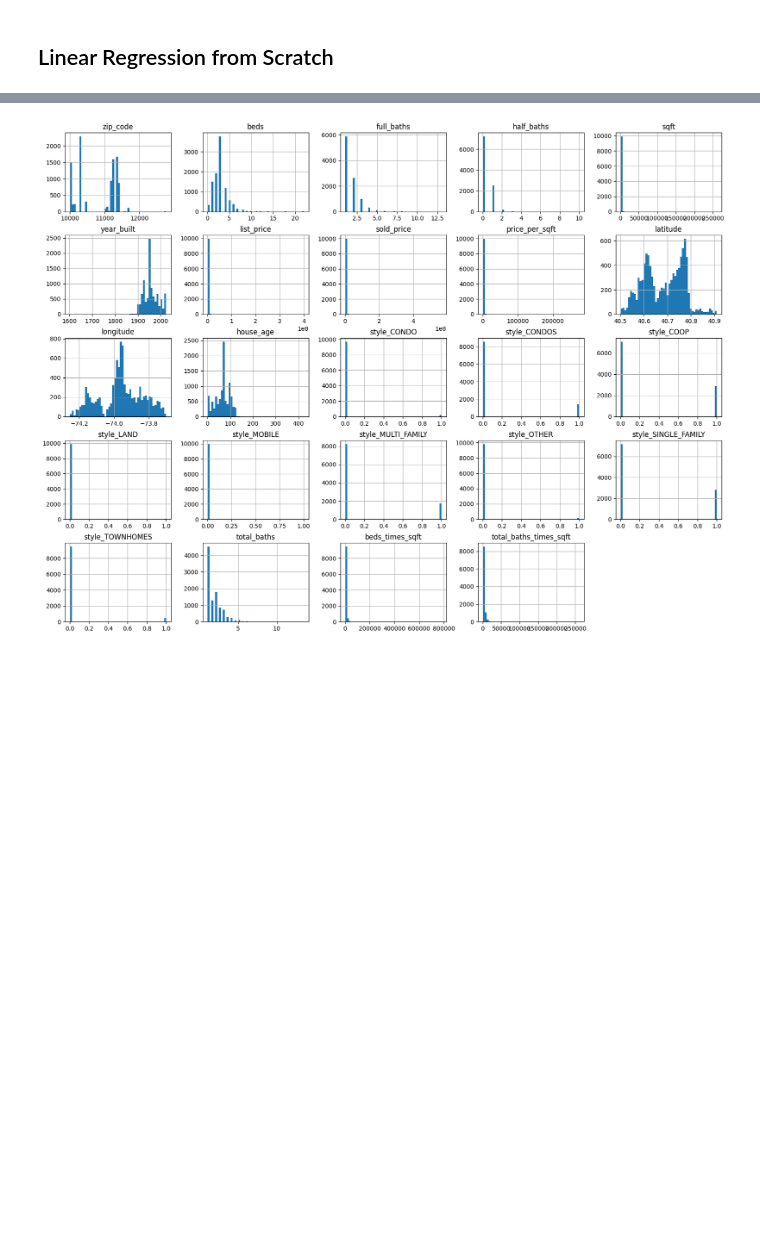
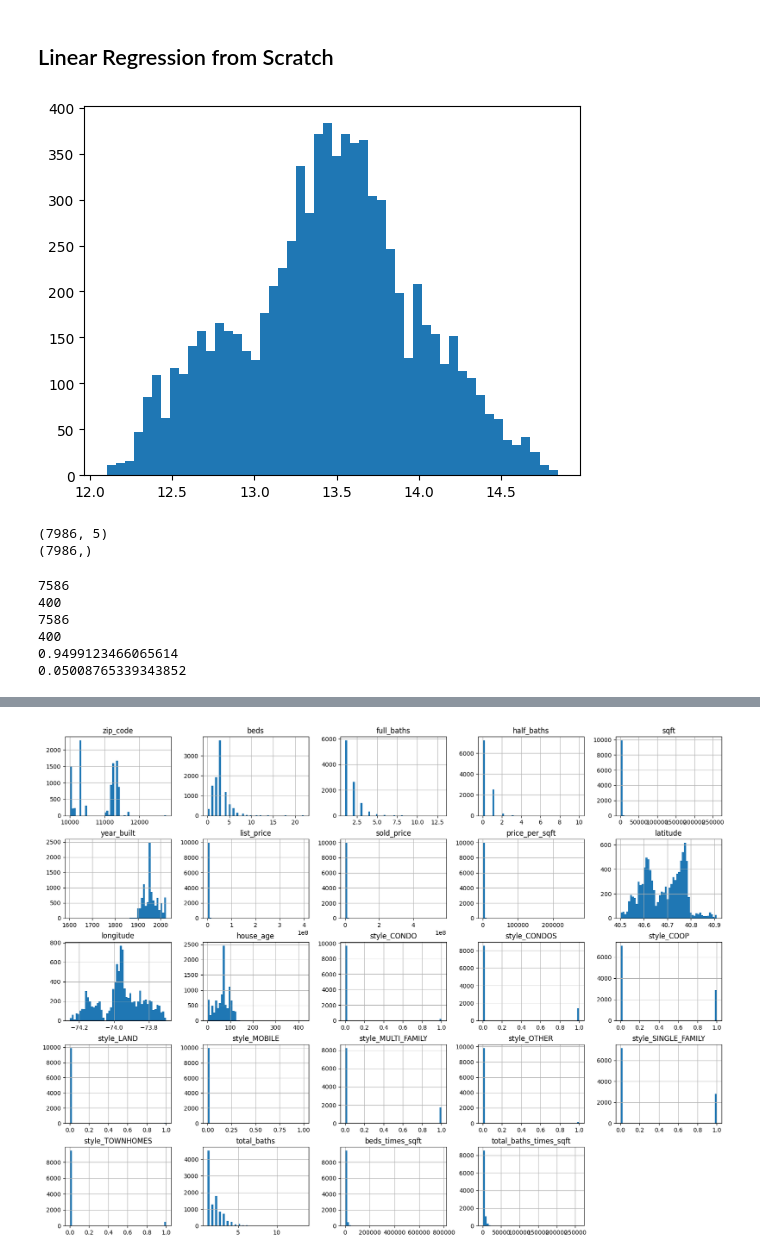
Before and after one commit to Jacky-P-He/ML-in-Real-Estate, a Jupyter notebook: linear_regression_model.ipynb, the cells around one changed output, grey strips where cells are left out. Saved outputs shown, nothing was run; the diff lists cells and outputs as text; code cells hidden in the pictures; blank space fills up the shorter version.

```diff
--- a/linear_regression_model.ipynb
+++ b/linear_regression_model.ipynb
@@ -114,3 +150,26 @@ def fit(X, Y, lr, num_iterations=100):
         W, cost = update_weights(X, Y, W, lr)
         cost_hist.append(cost)
     return W, cost_hist
+# %%
+# feature_input_select = ['total_rooms_std','total_rooms_norm','population_norm']
+feature_input_select = ['sqft_log','beds_std','full_baths_std','total_rooms_std', 'zip_code']
+
+X = df.loc[:, df.columns.isin(feature_input_select)]
+
+X = np.reshape(X, (X.shape[0],len(feature_input_select)))
+
+y = np.asarray(df['sold_price_log'].values.tolist())
+# %%
+# see the distribution of the target variable
+plt.hist(y, bins=50)
+plt.show()
+
+#sold_price_log
+# %% [output]
+[figure, added]
+# %%
+print(X.shape)
+print(y.shape)
+# %% [output]
+(7986, 5)
+(7986,)
@@ -116,0 +179,14 @@ def fit(X, Y, lr, num_iterations=100):
+# %%
+print(len(X_train))
+print(len(X_test))
+print(len(y_train))
+print(len(y_test))
+print(len(X_train)/(len(X_train)+len(y_test)))
+print(len(X_test)/(len(X_train)+len(y_test)))
+# %% [output]
+7586
+400
+7586
+400
+0.9499123466065614
+0.05008765339343852
```
Also changed, not shown: parts of 12 cells of this notebook.
